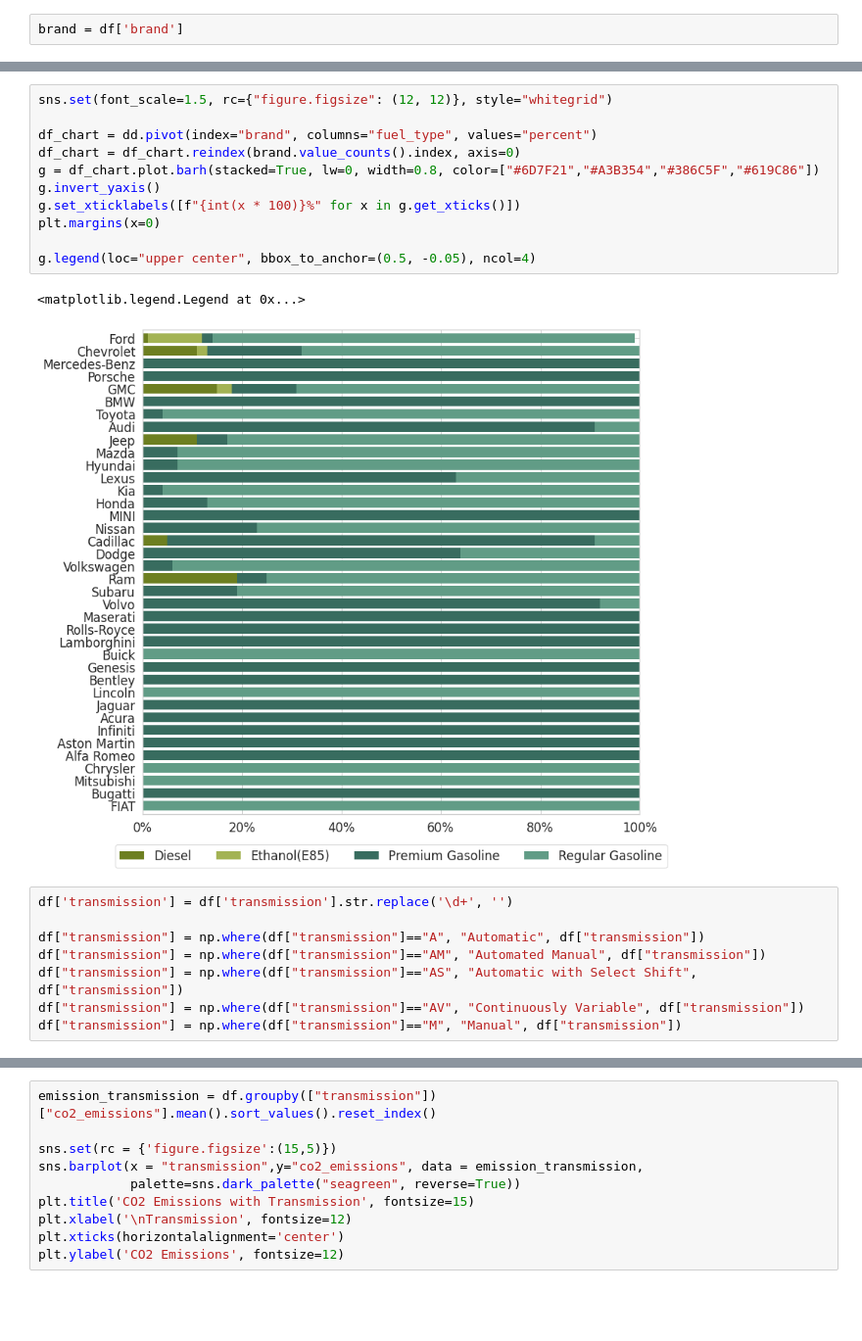
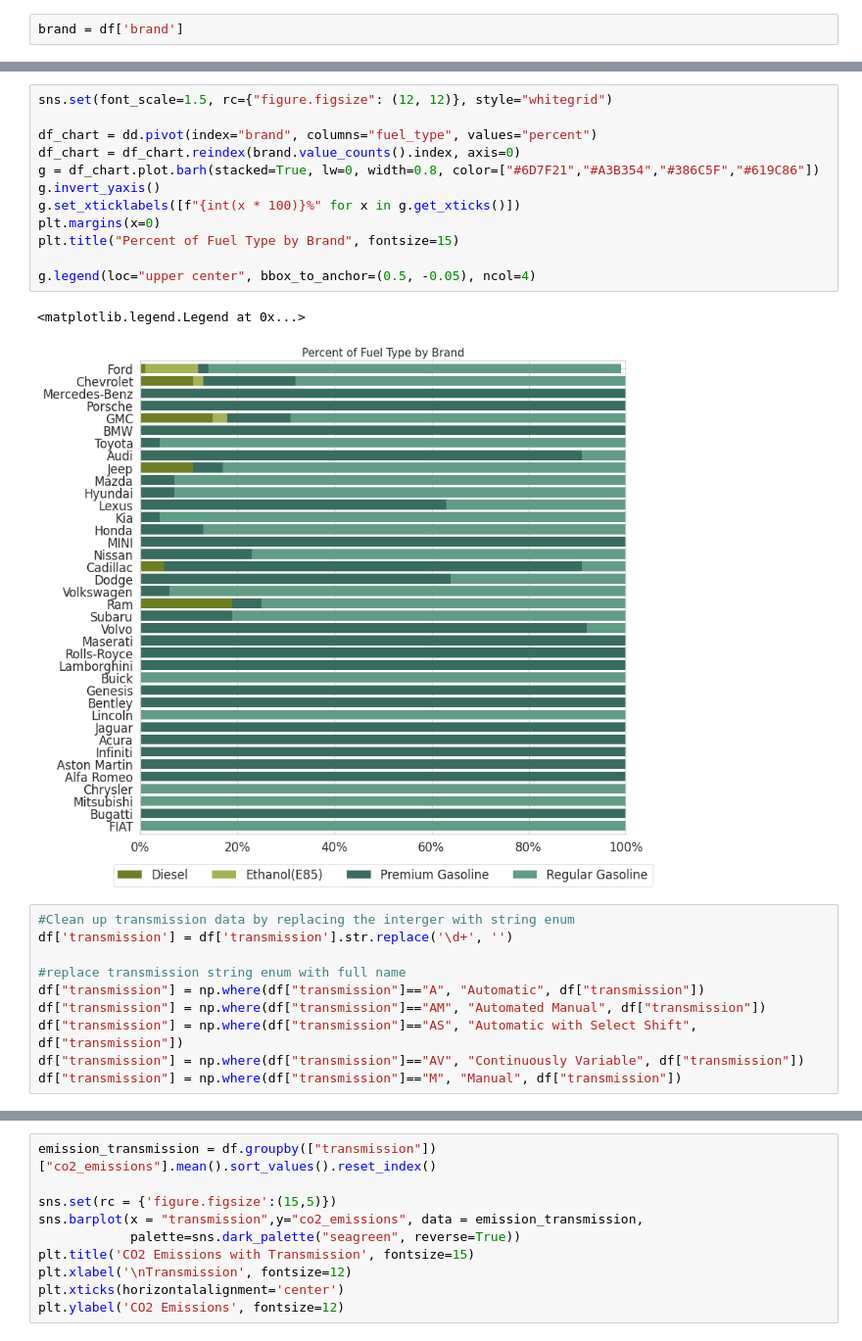
Before and after one commit to Sophiat-O/c02_emission_analysis, a Jupyter notebook: Data_Analysis_of_Car_C02.ipynb, the cells around one changed output, grey strips where cells are left out. Shown: that part at 98% size. Cells and saved outputs as stored; diff of their text form; blank space fills up the shorter version.

```diff
--- a/Data_Analysis_of_Car_C02.ipynb
+++ b/Data_Analysis_of_Car_C02.ipynb
@@ -75,20 +83,23 @@ dd
 # %%
 sns.set(font_scale=1.5, rc={"figure.figsize": (12, 12)}, style="whitegrid")
 
 df_chart = dd.pivot(index="brand", columns="fuel_type", values="percent")
 df_chart = df_chart.reindex(brand.value_counts().index, axis=0)
 g = df_chart.plot.barh(stacked=True, lw=0, width=0.8, color=["#6D7F21","#A3B354","#386C5F","#619C86"])
 g.invert_yaxis()
 g.set_xticklabels([f"{int(x * 100)}%" for x in g.get_xticks()])
 plt.margins(x=0)
+plt.title("Percent of Fuel Type by Brand", fontsize=15)
 
 g.legend(loc="upper center", bbox_to_anchor=(0.5, -0.05), ncol=4)
 # %% [output]
 <matplotlib.legend.Legend at 0x...>
-[figure, old version]
+[figure, new version]
 # %%
+#Clean up transmission data by replacing the interger with string enum
 df['transmission'] = df['transmission'].str.replace('\d+', '')
 
+#replace transmission string enum with full name
 df["transmission"] = np.where(df["transmission"]=="A", "Automatic", df["transmission"])
 df["transmission"] = np.where(df["transmission"]=="AM", "Automated Manual", df["transmission"])
 df["transmission"] = np.where(df["transmission"]=="AS", "Automatic with Select Shift", df["transmission"])
```
Also changed, not shown: parts of 15 cells of this notebook.
